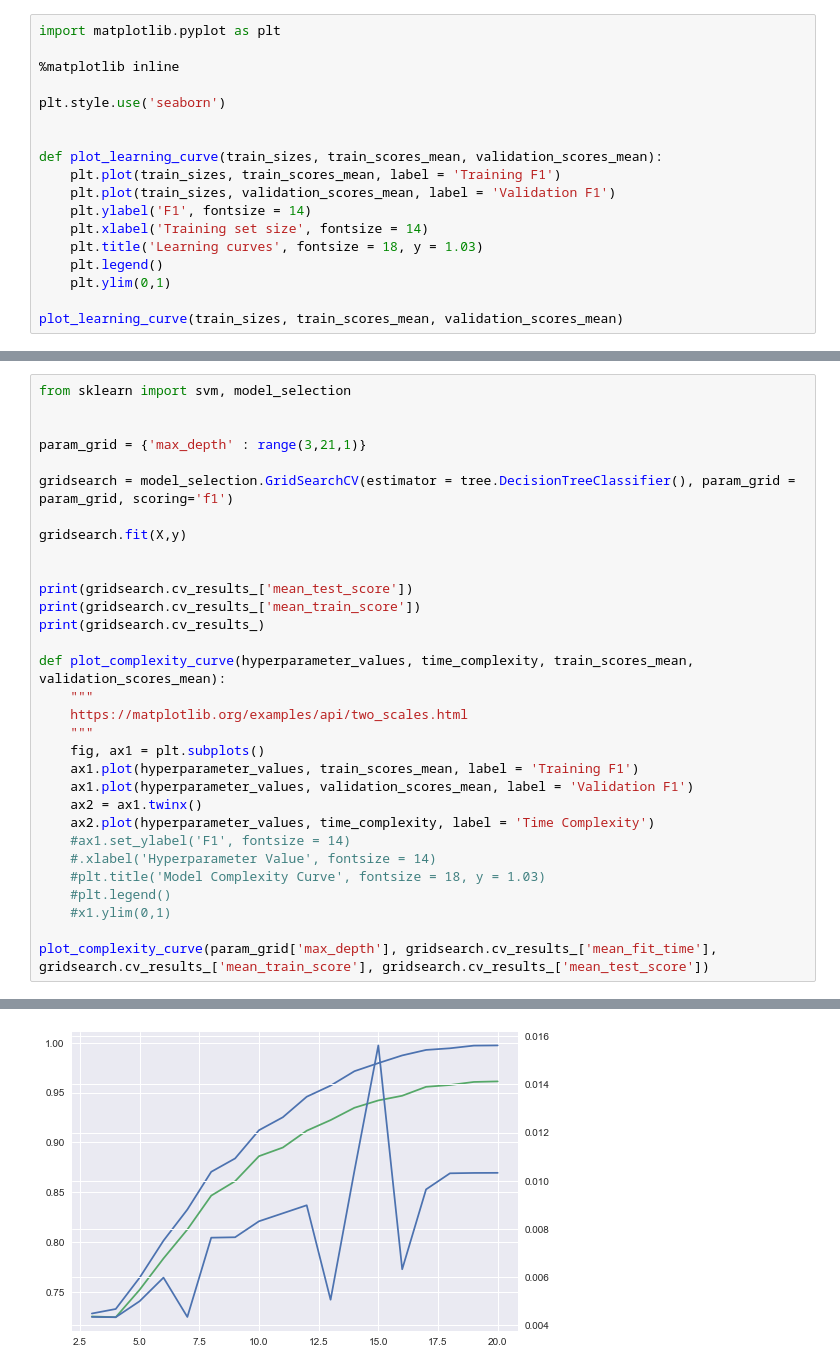
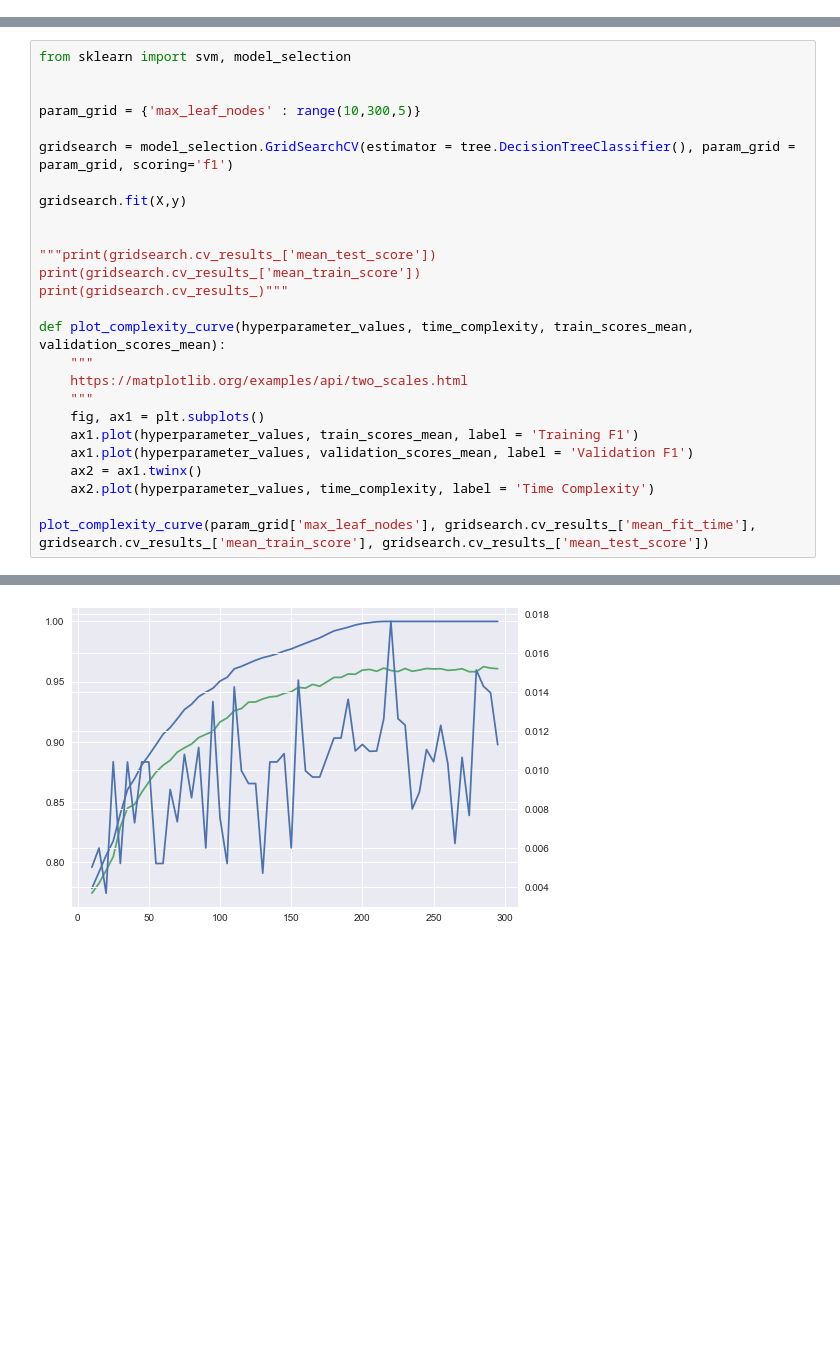
Before and after one commit to nshea3/ml_notebooks, a Jupyter notebook: ML_P1_coalbumps.ipynb, the cells around one changed output, grey strips where cells are left out. Drawn from its saved outputs; the diff is of its cells as text; blank space fills up the shorter version.

Commit message:
Added in grid search for several of the algorithms

```diff
--- a/ML_P1_coalbumps.ipynb
+++ b/ML_P1_coalbumps.ipynb
@@ -53,18 +0,0 @@ validation_scores_mean = validation_scores.mean(axis = 1)
-# %%
-import matplotlib.pyplot as plt
-
-%matplotlib inline
-
-plt.style.use('seaborn')
-
-
-def plot_learning_curve(train_sizes, train_scores_mean, validation_scores_mean):
-    plt.plot(train_sizes, train_scores_mean, label = 'Training F1')
-    plt.plot(train_sizes, validation_scores_mean, label = 'Validation F1')
-    plt.ylabel('F1', fontsize = 14)
-    plt.xlabel('Training set size', fontsize = 14)
-    plt.title('Learning curves', fontsize = 18, y = 1.03)
-    plt.legend()
-    plt.ylim(0,1)
-
-plot_learning_curve(train_sizes, train_scores_mean, validation_scores_mean)
@@ -74,16 +76,16 @@ plot_learning_curve(train_sizes, train_scores_mean, validation_scores_mean)
 from sklearn import svm, model_selection
 
 
-param_grid = {'max_depth' : range(3,21,1)}
+param_grid = {'max_leaf_nodes' : range(10,300,5)}
 
 gridsearch = model_selection.GridSearchCV(estimator = tree.DecisionTreeClassifier(), param_grid = param_grid, scoring='f1')
 
 gridsearch.fit(X,y)
 
 
-print(gridsearch.cv_results_['mean_test_score'])
+"""print(gridsearch.cv_results_['mean_test_score'])
 print(gridsearch.cv_results_['mean_train_score'])
-print(gridsearch.cv_results_)
+print(gridsearch.cv_results_)"""
 
 def plot_complexity_curve(hyperparameter_values, time_complexity, train_scores_mean, validation_scores_mean):
     """
@@ -94,11 +96,6 @@ def plot_complexity_curve(hyperparameter_values, time_complexity, train_scores_m
     ax1.plot(hyperparameter_values, validation_scores_mean, label = 'Validation F1')
     ax2 = ax1.twinx()
     ax2.plot(hyperparameter_values, time_complexity, label = 'Time Complexity')
-    #ax1.set_ylabel('F1', fontsize = 14)
-    #.xlabel('Hyperparameter Value', fontsize = 14)
-    #plt.title('Model Complexity Curve', fontsize = 18, y = 1.03)
-    #plt.legend()
-    #x1.ylim(0,1)
 
-plot_complexity_curve(param_grid['max_depth'], gridsearch.cv_results_['mean_fit_time'], gridsearch.cv_results_['mean_train_score'], gridsearch.cv_results_['mean_test_score'])
+plot_complexity_curve(param_grid['max_leaf_nodes'], gridsearch.cv_results_['mean_fit_time'], gridsearch.cv_results_['mean_train_score'], gridsearch.cv_results_['mean_test_score'])
 # %% [output]
@@ -122,4 +102,4 @@ plot_complexity_curve(param_grid['max_depth'], gridsearch.cv_results_['mean_fit_
-[figure, old version]
+[figure, new version]
 # %%
 import sklearn
 
```
Also changed, not shown: parts of 15 cells of this notebook, 1 other file.
